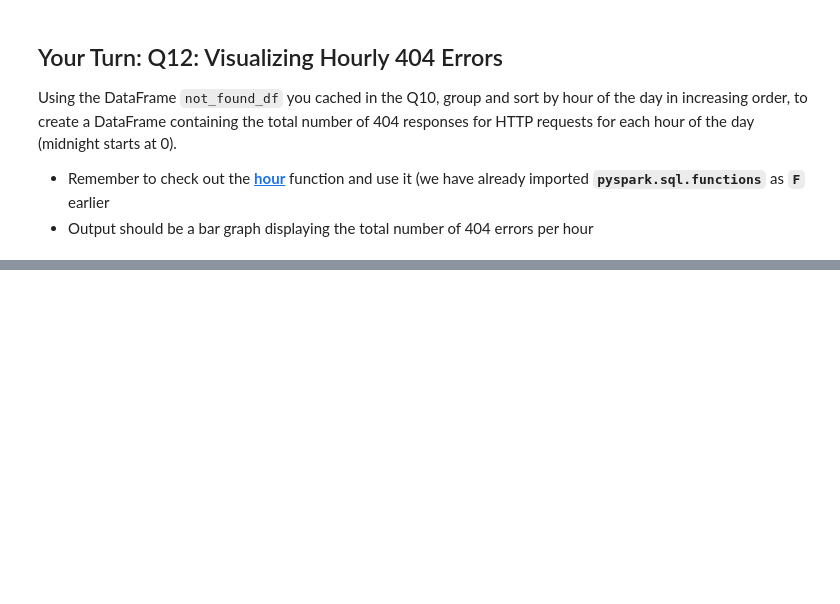
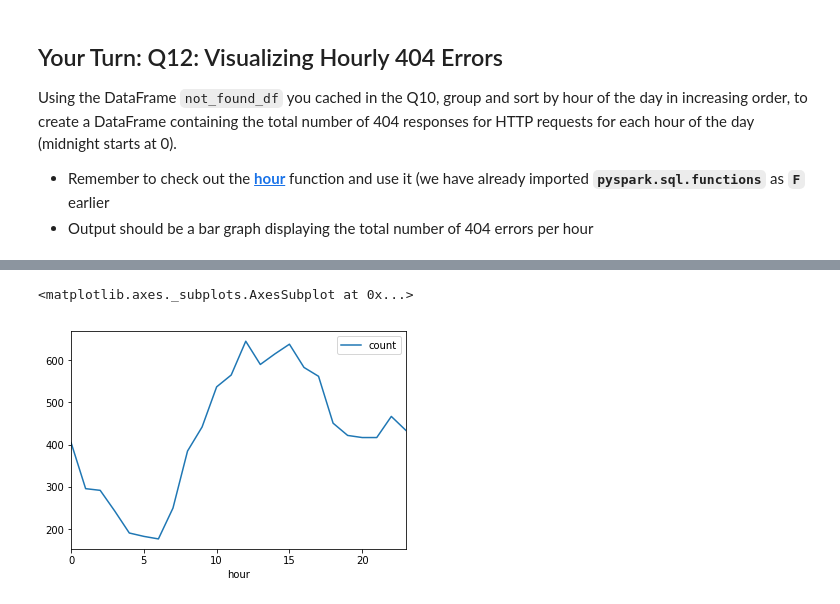
Before and after one commit to elbertsoftware/SpringboardAIC, a Jupyter notebook: mini-projects/aic-5_8_5-data-wrangling-with-spark-mini-project/Mini_Project_Data_Wrangling_at_Scale_with_Spark.ipynb, the cells around one changed output, grey strips where cells are left out. Drawn from its saved outputs; the diff is of its cells as text; code cells hidden in the pictures; blank space fills up the shorter version.

```diff
--- a/mini-projects/aic-5_8_5-data-wrangling-with-spark-mini-project/Mini_Project_Data_Wrangling_at_Scale_with_Spark.ipynb
+++ b/mini-projects/aic-5_8_5-data-wrangling-with-spark-mini-project/Mini_Project_Data_Wrangling_at_Scale_with_Spark.ipynb
@@ -610,0 +1079,9 @@ hourly_avg_errors_sorted_df.<FILL IN>
+# %%
+# TODO: Replace <FILL IN> with appropriate code
+
+hourly_avg_errors_sorted_df = not_found_df.select(not_found_df['host'], F.hour('time').alias('hour'))
+hourly_avg_errors_sorted_df = hourly_avg_errors_sorted_df.dropDuplicates()
+hourly_avg_errors_sorted_df = hourly_avg_errors_sorted_df.groupBy('hour').count().sort("hour")
+
+hourly_avg_errors_sorted_df = hourly_avg_errors_sorted_df.toPandas()
+hourly_avg_errors_sorted_df.T
@@ -610,0 +1093,5 @@ hourly_avg_errors_sorted_df.<FILL IN>
+# %%
+hourly_avg_errors_sorted_df.plot(x='hour', y='count', kind='line')
+# %% [output]
+<matplotlib.axes._subplots.AxesSubplot at 0x...>
+[figure, added]
```
Also changed, not shown: parts of 64 cells of this notebook, 1 other file.
